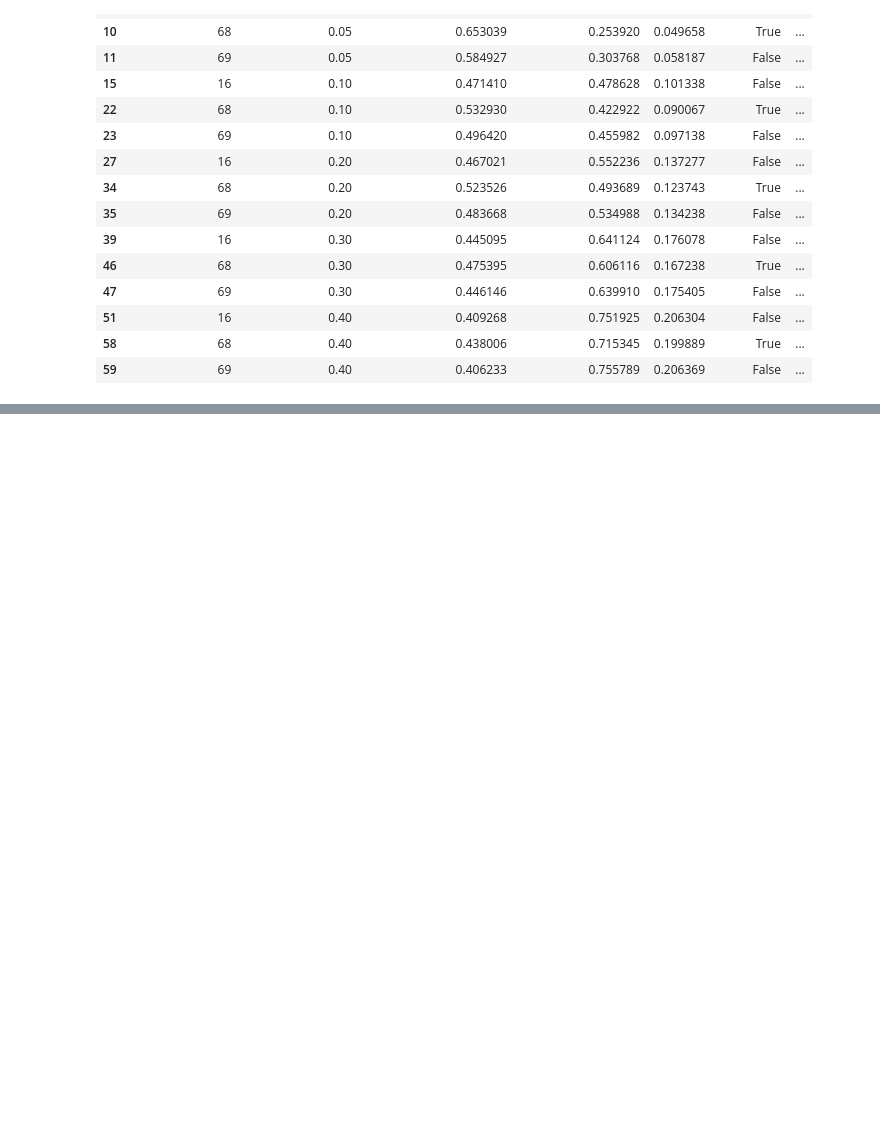
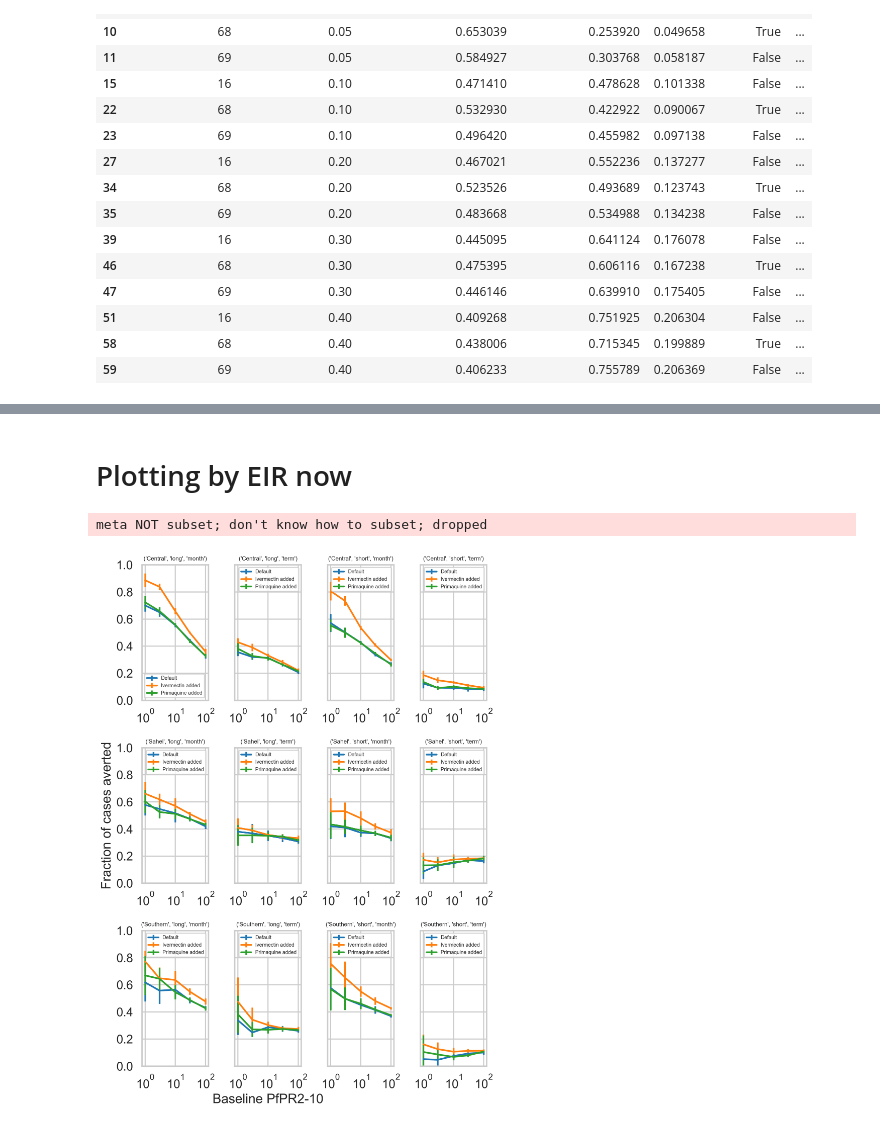
Before and after one commit to jgsuresh/malaria-sac-ipt, a Jupyter notebook: analysis/220923/04 - transmission_target.ipynb, the cells around one changed output, grey strips where cells are left out. Saved outputs shown, nothing was run; the diff lists cells and outputs as text; code cells hidden in the pictures; blank space fills up the shorter version.

```diff
--- a/analysis/220923/04 - transmission_target.ipynb
+++ b/analysis/220923/04 - transmission_target.ipynb
@@ -119,0 +167,65 @@ sdf[np.logical_and(df_pfpr["ivermectin"]==False, df_pfpr["primaquine"]==False)]
+# %% [markdown]
+# Plotting by EIR now
+# %%
+south_central_scenarios_to_plot = [1,56,57,
+                                   4,58,59,
+                                   13,34,35,
+                                   16,60,61]
+df1 = df_eir[np.logical_and(np.in1d(df_eir["archetype"], ["Central", "Southern"]),
+                             np.in1d(df_eir["scenario_number"], south_central_scenarios_to_plot))].reset_index(drop=True)
+
+sahel_scenarios_to_plot = [1,64,65,
+                           4,66,67,
+                           13,44,43, # note: Sahel scenarios are opposite order of ivermectin/primaquine
+                           16,68,69]
+df2 = df_eir[np.logical_and(df_eir["archetype"]=="Sahel",
+                             np.in1d(df_eir["scenario_number"], sahel_scenarios_to_plot))].reset_index(drop=True)
+
+df_plot = pd.concat([df1,df2], ignore_index=True)
+
+# df_pfpr = df_pfpr[np.in1d(df_pfpr["scenario_number"], scenarios_to_plot)].reset_index(drop=True)
+# %%
+# subplot_order_dict = {"Sahel": {"ASAQ":
+
+# h = df_pfpr[df_pfpr["archetype"]=="Southern"]
+i = 1
+plt.figure(dpi=300, figsize=(8,11))
+for ii, sdf in df_plot.groupby(["archetype", "drug_duration", "interval"]):
+    archetype = ii[0]
+    drug_type = sdf["drug_type"].iloc[0]
+
+
+    regular = sdf[np.logical_and(sdf["ivermectin"]==False, sdf["primaquine"]==False)]
+    iver = sdf[np.logical_and(sdf["ivermectin"]==True, sdf["primaquine"]==False)]
+    prim = sdf[np.logical_and(sdf["ivermectin"]==False, sdf["primaquine"]==True)]
+
+    plt.subplot(3,4,i)
+    plt.errorbar(regular["transmission_level"], regular["frac_averted_clinical__all"], yerr=regular["frac_averted_clinical__all_STDEV"], label="Default")
+    plt.errorbar(iver["transmission_level"], iver["frac_averted_clinical__all"], yerr=iver["frac_averted_clinical__all_STDEV"], label="Ivermectin added")
+    plt.errorbar(prim["transmission_level"], prim["frac_averted_clinical__all"], yerr=prim["frac_averted_clinical__all_STDEV"], label="Primaquine added")
+    plt.title(ii, fontsize=8)
+    # plt.ylabel("Total cases averted")
+    # plt.xlabel("Baseline PfPR2-10")
+
+    # if i == 1:
+    plt.legend(fontsize=7)
+
+    if i not in [1,5,9]:
+        ax = plt.gca()
+        ax.set_yticklabels([])
+    if i == 5:
+        plt.ylabel("Fraction of cases averted")
+    # if i in [9,10,11,12]:
+        # plt.xlabel("Baseline PfPR2-10")
+    if i == 10:
+        plt.xlabel("Baseline PfPR2-10")
+
+    plt.ylim([0,1.0])
+    plt.xscale("log")
+    plt.tight_layout()
+    i+=1
+plt.savefig("transmission_target_EIR.pdf")
+plt.savefig("transmission_target_EIR.png")
+# %% [output]
+meta NOT subset; don't know how to subset; dropped
+[figure, added]
```
Also changed, not shown: parts of 5 cells of this notebook, 21 other files.
